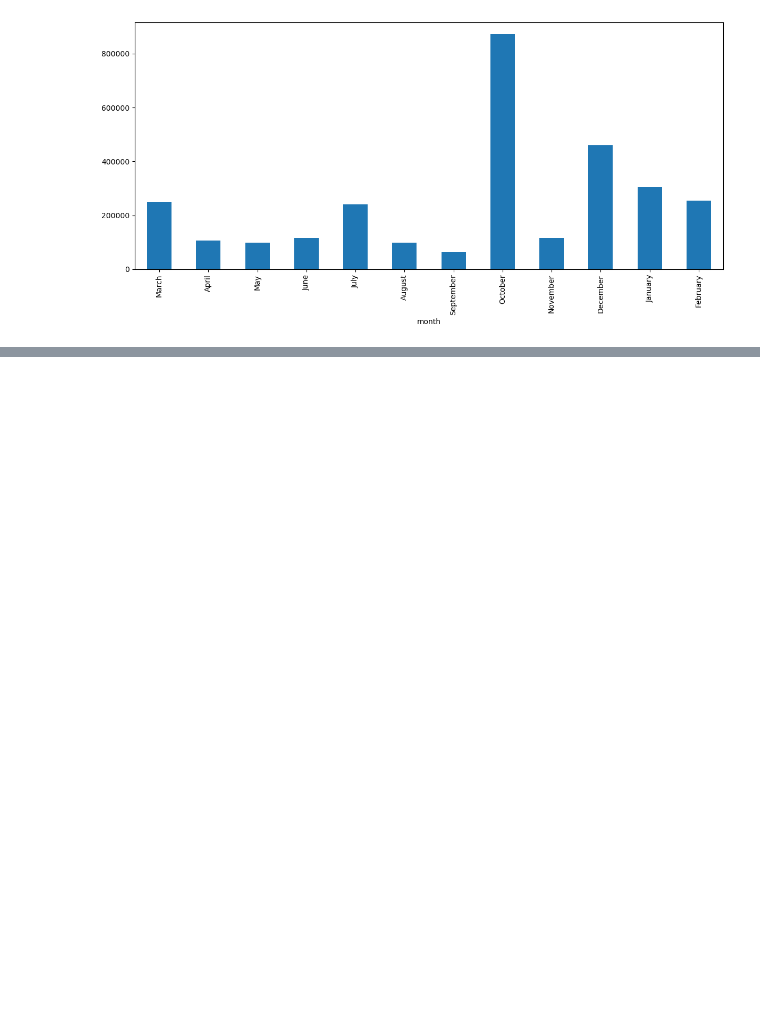
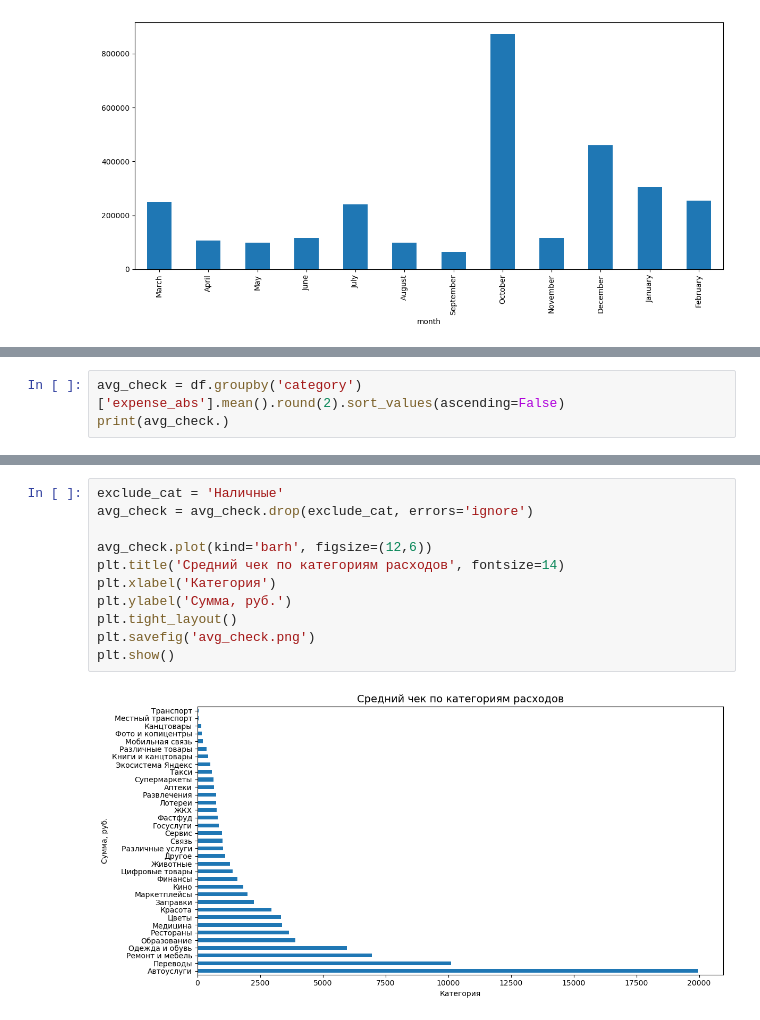
Before and after one commit to rouch314/my-finance-analysis, a Jupyter notebook: my-finance-analysis.ipynb, the cells around one changed output, grey strips where cells are left out. Saved outputs shown, nothing was run; the diff lists cells and outputs as text; blank space fills up the shorter version.

```diff
--- a/my-finance-analysis.ipynb
+++ b/my-finance-analysis.ipynb
@@ -229,0 +300,3 @@ plt.show()
+# %%
+avg_check = df.groupby('category')['expense_abs'].mean().round(2).sort_values(ascending=False)
+print(avg_check.)
@@ -229,0 +321,13 @@ plt.show()
+# %%
+exclude_cat = 'Наличные'
+avg_check = avg_check.drop(exclude_cat, errors='ignore')
+
+avg_check.plot(kind='barh', figsize=(12,6))
+plt.title('Средний чек по категориям расходов', fontsize=14)
+plt.xlabel('Категория')
+plt.ylabel('Сумма, руб.')
+plt.tight_layout()
+plt.savefig('avg_check.png')
+plt.show()
+# %% [output]
+[figure, added]
```
Also changed, not shown: parts of 11 cells of this notebook.
